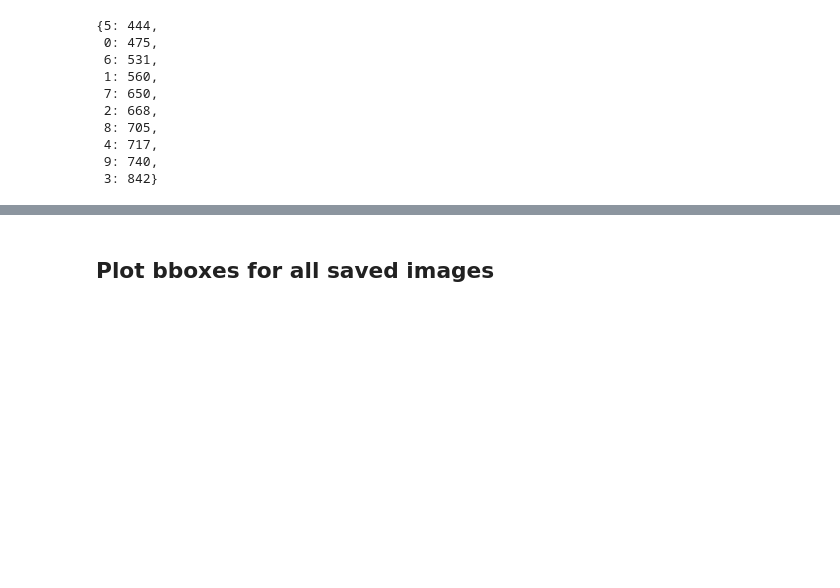
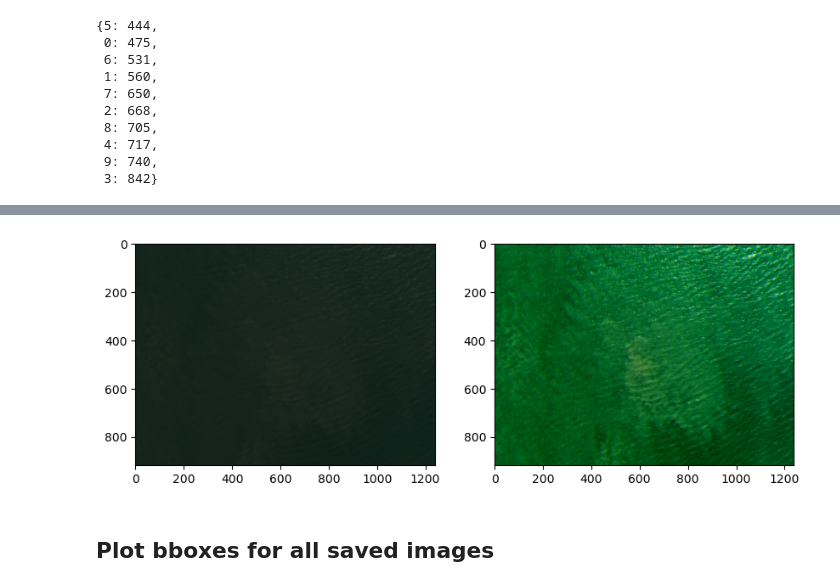
Before and after one commit to pakhuiying/sunglint_correction, a Jupyter notebook: extract_spectral_from_bboxes.ipynb, the cells around one changed output, grey strips where cells are left out. Saved outputs shown, nothing was run; the diff lists cells and outputs as text; code cells hidden in the pictures; blank space fills up the shorter version.

Commit message:
updated get_training_data.py to show both true rgb and normalised rgb images, and add venv sgc.yml file

```diff
--- a/extract_spectral_from_bboxes.ipynb
+++ b/extract_spectral_from_bboxes.ipynb
@@ -75,3 +62,26 @@ img_bboxes
+# %%
+parent_dir = list(img_bboxes)[0]
+img_fp = 'IMG_0403_1.tif'
+fp = os.path.join(parent_dir,img_fp)
+cap = mutils.import_captures(fp)
+im_aligned = mutils.align_captures(cap,img_type = "reflectance")
+# %%
+fig, axes = plt.subplots(1,2,figsize=(10,5))
+rgb_band_indices = [2,1,0]
+rgb_im = np.take(im_aligned,rgb_band_indices,axis=2)
+# rgb_im_normalised = []
+im_min = np.percentile(im_aligned[:,:,0:2].flatten(),  0.1)  # modify with these percentilse to adjust contrast
+im_max = np.percentile(im_aligned[:,:,0:2].flatten(), 99.9)  # for many images, 0.5 and 99.5 are good values
+
+rgb_im_normalised = np.zeros((im_aligned.shape[0],im_aligned.shape[1],len(rgb_band_indices)), dtype=np.float32)
+for i,rgb_i in enumerate(rgb_band_indices):
+    rgb_im_normalised[:,:,i] = imageutils.normalize(im_aligned[:,:,rgb_i], im_min, im_max)
+
+axes[0].imshow(rgb_im)
+axes[1].imshow(rgb_im_normalised)
+plt.show()
+# %% [output]
+[figure, added]
 # %% [markdown]
 ## Plot bboxes for all saved images
 # %%
```
Also changed, not shown: parts of 5 cells of this notebook, 32 other files.
